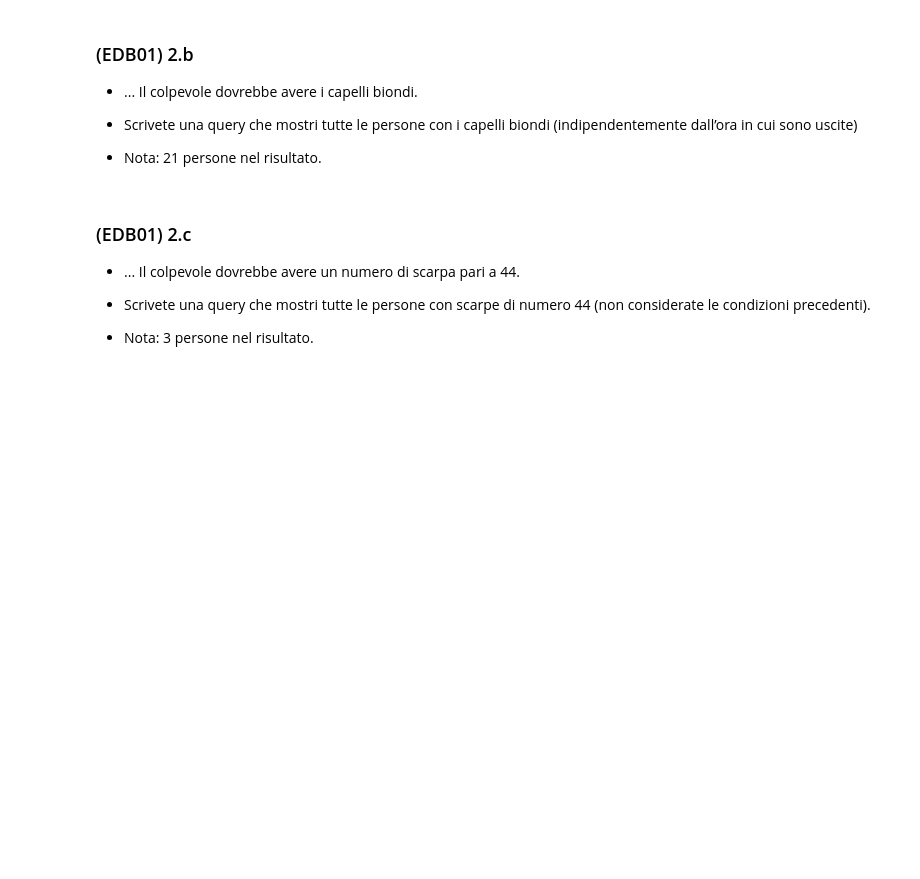
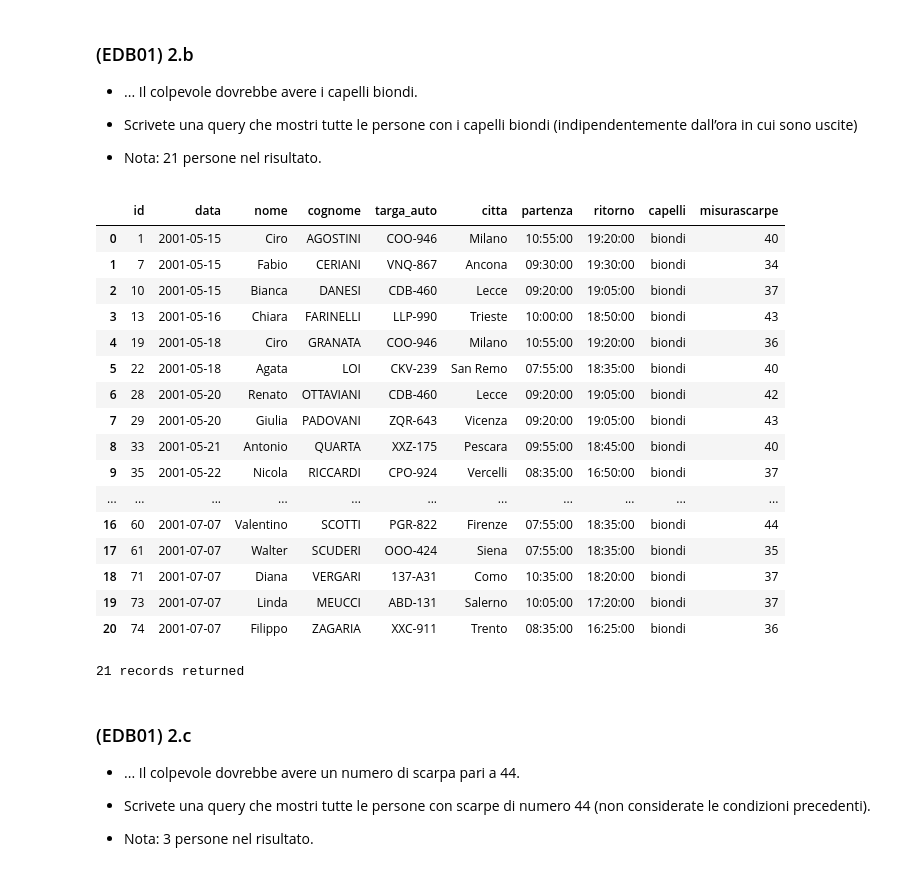
Before and after one commit to morettitommaso/sql-exercises, a Jupyter notebook: edb01_montagna.ipynb, the cells around one changed output. Cells and saved outputs as stored; diff of their text form; code cells hidden in the pictures; blank space fills up the shorter version.

```diff
--- a/edb01_montagna.ipynb
+++ b/edb01_montagna.ipynb
@@ -262,3 +244,28 @@ rq("""
+# %%
+rq("""
+select *
+from dati
+where dati.capelli = "biondi";
+""")
+# %% [output]
+|  | id | data | nome | cognome | targa_auto | citta | partenza | ritorno | capelli | misurascarpe |
+| 0 | 1 | 2001-05-15 | Ciro | AGOSTINI | COO-946 | Milano | 10:55:00 | 19:20:00 | biondi | 40 |
+| 1 | 7 | 2001-05-15 | Fabio | CERIANI | VNQ-867 | Ancona | 09:30:00 | 19:30:00 | biondi | 34 |
+| 2 | 10 | 2001-05-15 | Bianca | DANESI | CDB-460 | Lecce | 09:20:00 | 19:05:00 | biondi | 37 |
+| 3 | 13 | 2001-05-16 | Chiara | FARINELLI | LLP-990 | Trieste | 10:00:00 | 18:50:00 | biondi | 43 |
+| 4 | 19 | 2001-05-18 | Ciro | GRANATA | COO-946 | Milano | 10:55:00 | 19:20:00 | biondi | 36 |
+| 5 | 22 | 2001-05-18 | Agata | LOI | CKV-239 | San Remo | 07:55:00 | 18:35:00 | biondi | 40 |
+| 6 | 28 | 2001-05-20 | Renato | OTTAVIANI | CDB-460 | Lecce | 09:20:00 | 19:05:00 | biondi | 42 |
+| 7 | 29 | 2001-05-20 | Giulia | PADOVANI | ZQR-643 | Vicenza | 09:20:00 | 19:05:00 | biondi | 43 |
+| 8 | 33 | 2001-05-21 | Antonio | QUARTA | XXZ-175 | Pescara | 09:55:00 | 18:45:00 | biondi | 40 |
+| 9 | 35 | 2001-05-22 | Nicola | RICCARDI | CPO-924 | Vercelli | 08:35:00 | 16:50:00 | biondi | 37 |
+| ... | ... | ... | ... | ... | ... | ... | ... | ... | ... | ... |
+| 16 | 60 | 2001-07-07 | Valentino | SCOTTI | PGR-822 | Firenze | 07:55:00 | 18:35:00 | biondi | 44 |
+| 17 | 61 | 2001-07-07 | Walter | SCUDERI | OOO-424 | Siena | 07:55:00 | 18:35:00 | biondi | 35 |
+| 18 | 71 | 2001-07-07 | Diana | VERGARI | 137-A31 | Como | 10:35:00 | 18:20:00 | biondi | 37 |
+| 19 | 73 | 2001-07-07 | Linda | MEUCCI | ABD-131 | Salerno | 10:05:00 | 17:20:00 | biondi | 37 |
+| 20 | 74 | 2001-07-07 | Filippo | ZAGARIA | XXC-911 | Trento | 08:35:00 | 16:25:00 | biondi | 36 |
+21 records returned
 # %% [markdown]
 ### (EDB01) 2.c
 * ... Il colpevole dovrebbe  avere un numero di scarpa pari a 44.
```
Also changed, not shown: parts of 37 cells of this notebook.
